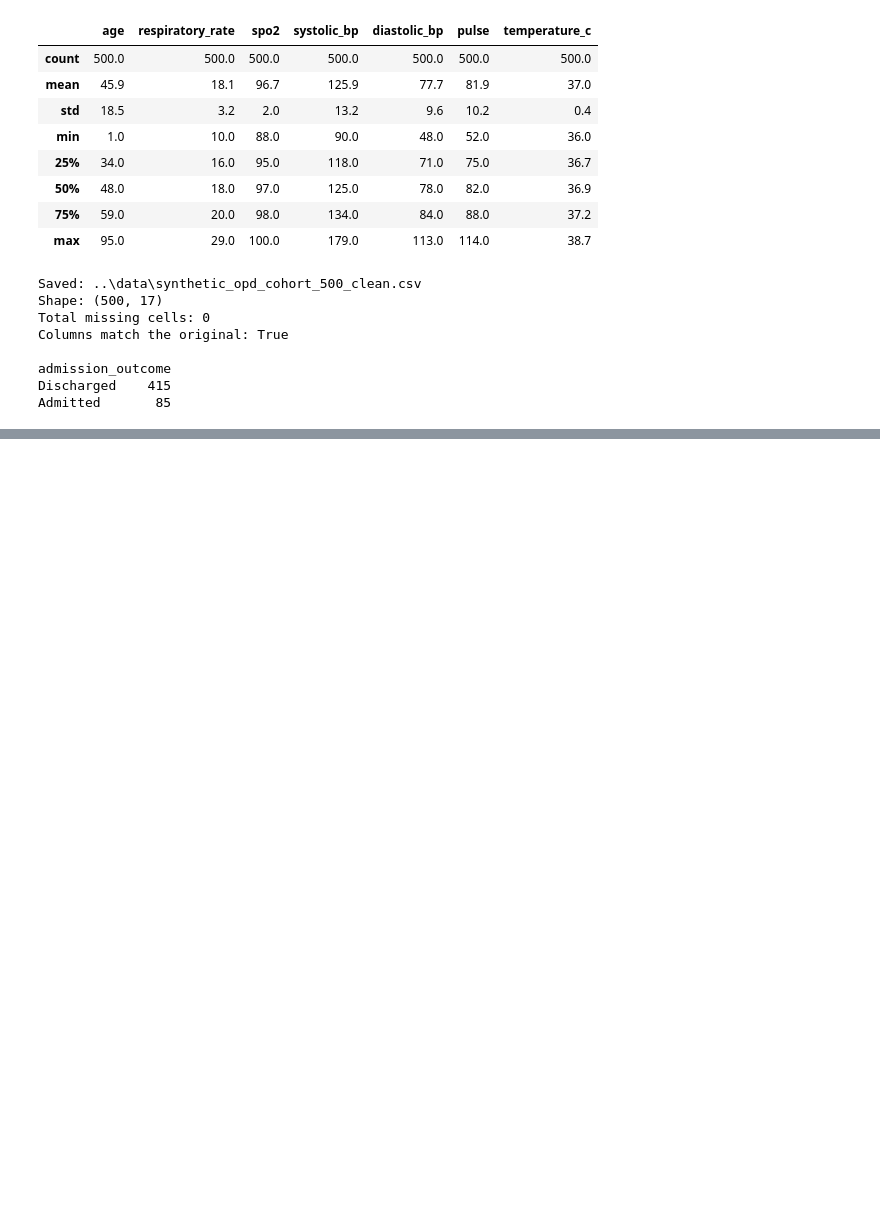
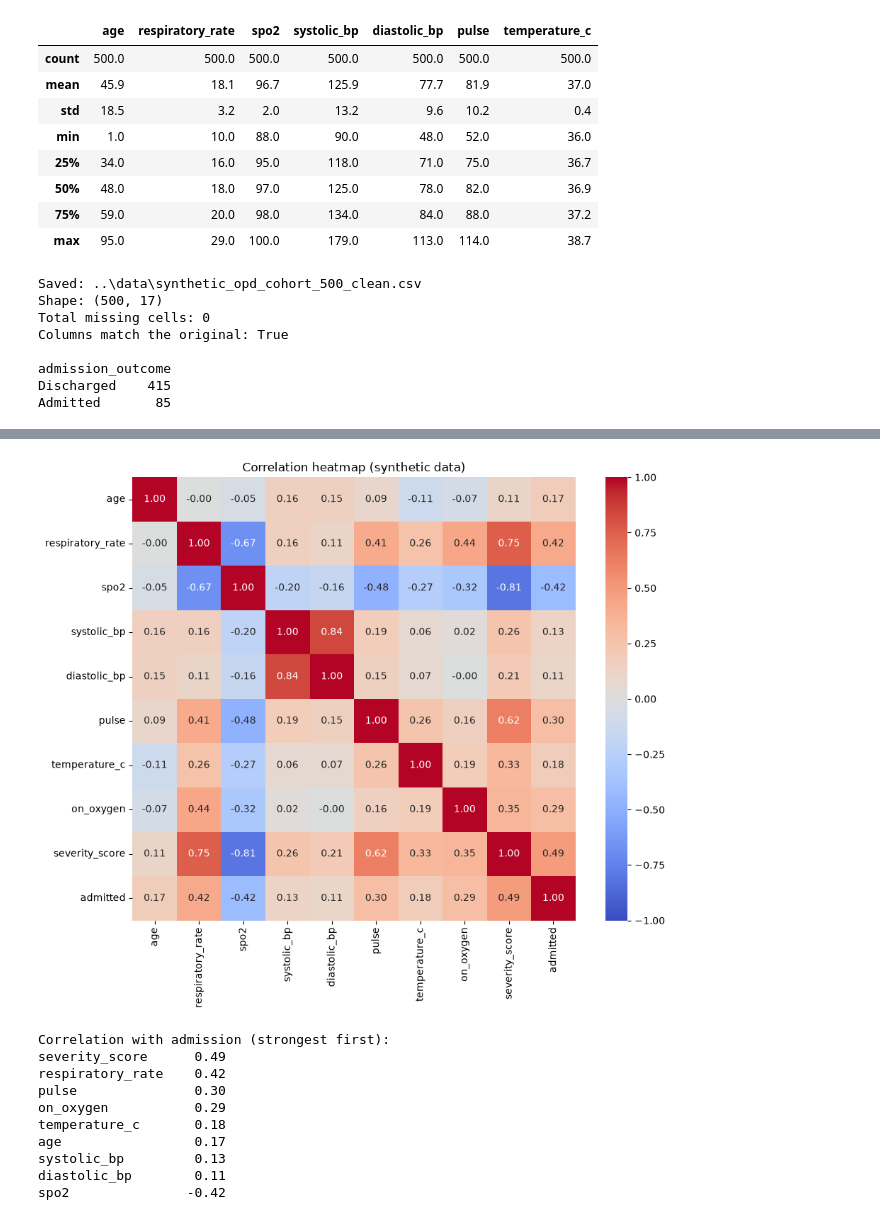
Before and after one commit to shiprachoubey540-bit/Patient_case_taking_tool, a Jupyter notebook: notebooks/Module1_EDA.ipynb, the cells around one changed output, grey strips where cells are left out. Drawn from its saved outputs; the diff is of its cells as text; code cells hidden in the pictures; blank space fills up the shorter version.

```diff
--- a/notebooks/Module1_EDA.ipynb
+++ b/notebooks/Module1_EDA.ipynb
@@ -188,0 +217,29 @@ Admitted       85
+# %%
+corr_df = clean[numeric_cols + ["on_oxygen"]].copy()
+corr_df["severity_score"] = clean["severity"].map({"Mild": 0, "Moderate": 1, "Severe": 2})
+corr_df["admitted"] = (clean["admission_outcome"] == "Admitted").astype(int)
+
+corr = corr_df.corr()
+
+plt.figure(figsize=(10, 8))
+sns.heatmap(corr, annot=True, fmt=".2f", cmap="coolwarm",
+            center=0, vmin=-1, vmax=1, square=True)
+plt.title("Correlation heatmap (synthetic data)")
+plt.tight_layout()
+plt.savefig(FIG_DIR / "correlation_heatmap.png", dpi=150)
+plt.show()
+
+print("Correlation with admission (strongest first):")
+print(corr["admitted"].drop("admitted").sort_values(ascending=False).round(2).to_string())
+# %% [output]
+[figure, added]
+Correlation with admission (strongest first):
+severity_score      0.49
+respiratory_rate    0.42
+pulse               0.30
+on_oxygen           0.29
+temperature_c       0.18
+age                 0.17
+systolic_bp         0.13
+diastolic_bp        0.11
+spo2               -0.42
```
Also changed, not shown: parts of 1 cell of this notebook, 4 other files.
